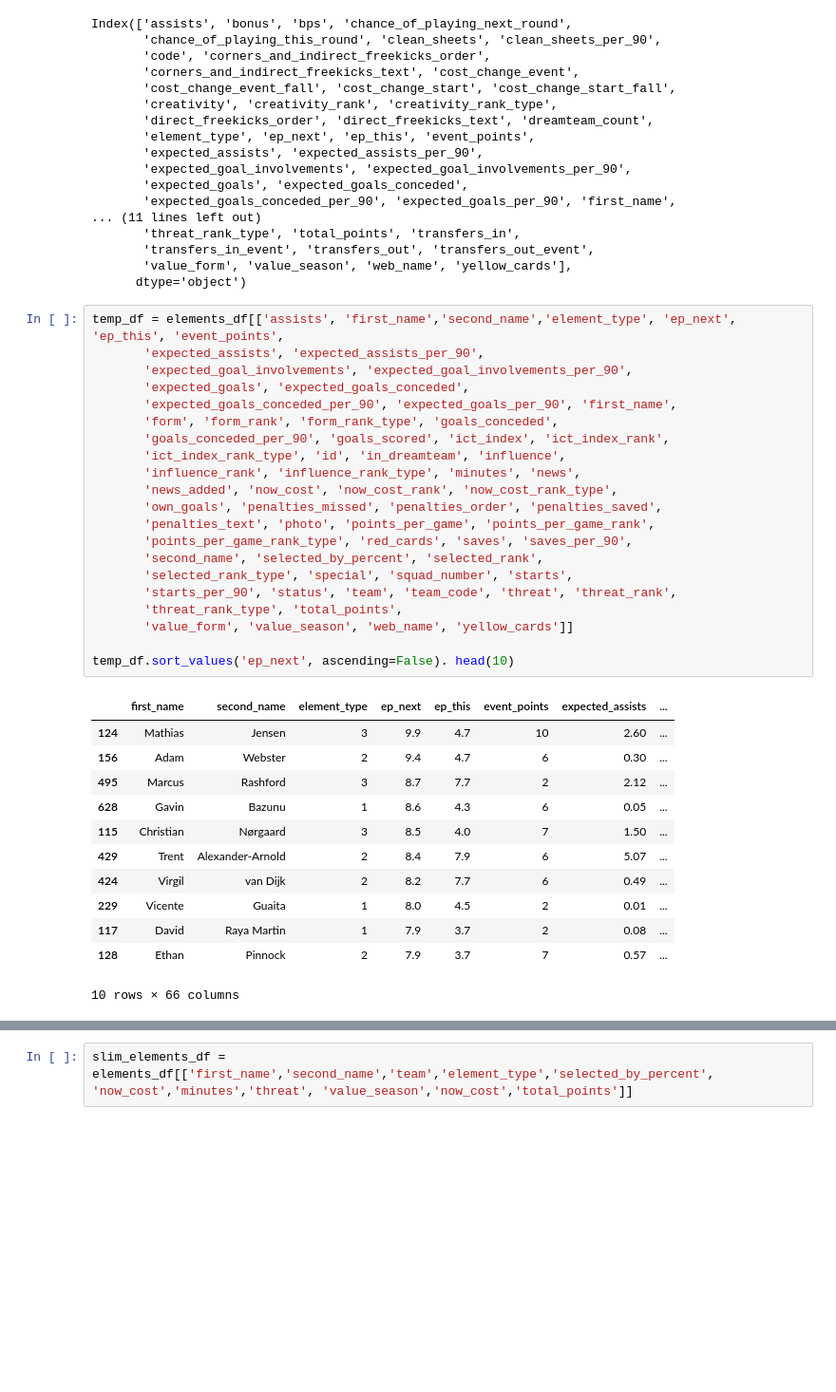
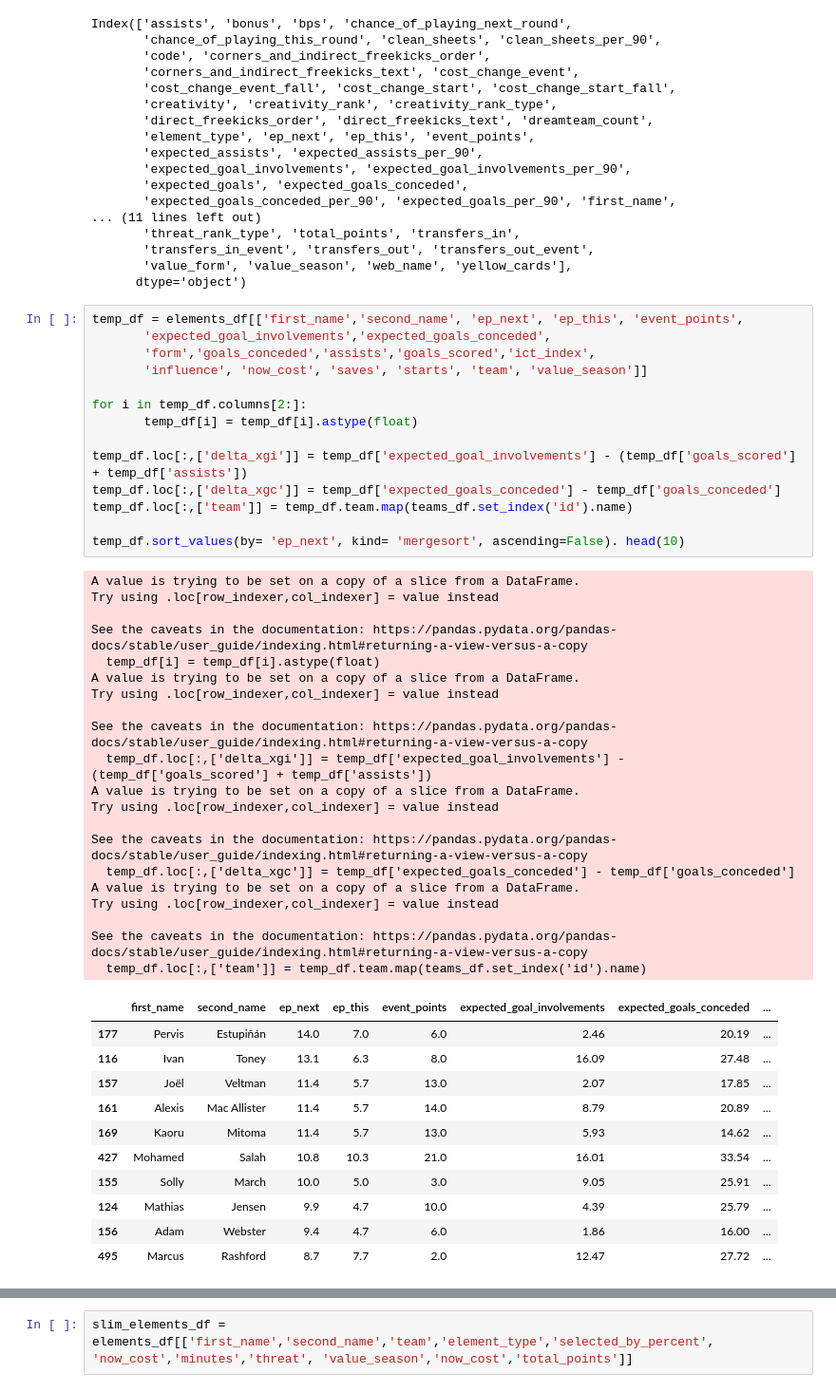
Before and after one commit to Ok3ks/Sports, a Jupyter notebook: fpl/Value_analysis/2022_2023_in_Season.ipynb, the cells around one changed output, grey strips where cells are left out. Shown at 95% size. Saved outputs shown, nothing was run; the diff lists cells and outputs as text; blank space fills up the shorter version.

```diff
--- a/fpl/Value_analysis/2022_2023_in_Season.ipynb
+++ b/fpl/Value_analysis/2022_2023_in_Season.ipynb
@@ -48,37 +46,49 @@ Index(['assists', 'bonus', 'bps', 'chance_of_playing_next_round',
        'transfers_in_event', 'transfers_out', 'transfers_out_event',
        'value_form', 'value_season', 'web_name', 'yellow_cards'],
       dtype='object')
-# %%
-temp_df = elements_df[['assists', 'first_name','second_name','element_type', 'ep_next', 'ep_this', 'event_points',
-       'expected_assists', 'expected_assists_per_90',
-       'expected_goal_involvements', 'expected_goal_involvements_per_90',
-       'expected_goals', 'expected_goals_conceded',
-       'expected_goals_conceded_per_90', 'expected_goals_per_90', 'first_name',
-       'form', 'form_rank', 'form_rank_type', 'goals_conceded',
-       'goals_conceded_per_90', 'goals_scored', 'ict_index', 'ict_index_rank',
-       'ict_index_rank_type', 'id', 'in_dreamteam', 'influence',
-       'influence_rank', 'influence_rank_type', 'minutes', 'news',
-       'news_added', 'now_cost', 'now_cost_rank', 'now_cost_rank_type',
-       'own_goals', 'penalties_missed', 'penalties_order', 'penalties_saved',
-       'penalties_text', 'photo', 'points_per_game', 'points_per_game_rank',
-       'points_per_game_rank_type', 'red_cards', 'saves', 'saves_per_90',
-       'second_name', 'selected_by_percent', 'selected_rank',
-       'selected_rank_type', 'special', 'squad_number', 'starts',
-       'starts_per_90', 'status', 'team', 'team_code', 'threat', 'threat_rank',
-       'threat_rank_type', 'total_points',
-       'value_form', 'value_season', 'web_name', 'yellow_cards']]
-
-temp_df.sort_values('ep_next', ascending=False). head(10)
-# %% [output]
-|  | first_name | second_name | element_type | ep_next | ep_this | event_points | expected_assists | ... |
-| 124 | Mathias | Jensen | 3 | 9.9 | 4.7 | 10 | 2.60 | ... |
-| 156 | Adam | Webster | 2 | 9.4 | 4.7 | 6 | 0.30 | ... |
-| 495 | Marcus | Rashford | 3 | 8.7 | 7.7 | 2 | 2.12 | ... |
-| 628 | Gavin | Bazunu | 1 | 8.6 | 4.3 | 6 | 0.05 | ... |
-| 115 | Christian | Nørgaard | 3 | 8.5 | 4.0 | 7 | 1.50 | ... |
-| 429 | Trent | Alexander-Arnold | 2 | 8.4 | 7.9 | 6 | 5.07 | ... |
-| 424 | Virgil | van Dijk | 2 | 8.2 | 7.7 | 6 | 0.49 | ... |
-| 229 | Vicente | Guaita | 1 | 8.0 | 4.5 | 2 | 0.01 | ... |
-| 117 | David | Raya Martin | 1 | 7.9 | 3.7 | 2 | 0.08 | ... |
-| 128 | Ethan | Pinnock | 2 | 7.9 | 3.7 | 7 | 0.57 | ... |
-10 rows × 66 columns
+# %%
+temp_df = elements_df[['first_name','second_name', 'ep_next', 'ep_this', 'event_points',
+       'expected_goal_involvements','expected_goals_conceded',
+       'form','goals_conceded','assists','goals_scored','ict_index',
+       'influence', 'now_cost', 'saves', 'starts', 'team', 'value_season']]
+
+for i in temp_df.columns[2:]:
+       temp_df[i] = temp_df[i].astype(float)
+
+temp_df.loc[:,['delta_xgi']] = temp_df['expected_goal_involvements'] - (temp_df['goals_scored'] + temp_df['assists'])
+temp_df.loc[:,['delta_xgc']] = temp_df['expected_goals_conceded'] - temp_df['goals_conceded']
+temp_df.loc[:,['team']] = temp_df.team.map(teams_df.set_index('id').name)
+
+temp_df.sort_values(by= 'ep_next', kind= 'mergesort', ascending=False). head(10)
+# %% [output]
+A value is trying to be set on a copy of a slice from a DataFrame.
+Try using .loc[row_indexer,col_indexer] = value instead
+
+See the caveats in the documentation: https://pandas.pydata.org/pandas-docs/stable/user_guide/indexing.html#returning-a-view-versus-a-copy
+  temp_df[i] = temp_df[i].astype(float)
+A value is trying to be set on a copy of a slice from a DataFrame.
+Try using .loc[row_indexer,col_indexer] = value instead
+
+See the caveats in the documentation: https://pandas.pydata.org/pandas-docs/stable/user_guide/indexing.html#returning-a-view-versus-a-copy
+  temp_df.loc[:,['delta_xgi']] = temp_df['expected_goal_involvements'] - (temp_df['goals_scored'] + temp_df['assists'])
+A value is trying to be set on a copy of a slice from a DataFrame.
+Try using .loc[row_indexer,col_indexer] = value instead
+
+See the caveats in the documentation: https://pandas.pydata.org/pandas-docs/stable/user_guide/indexing.html#returning-a-view-versus-a-copy
+  temp_df.loc[:,['delta_xgc']] = temp_df['expected_goals_conceded'] - temp_df['goals_conceded']
+A value is trying to be set on a copy of a slice from a DataFrame.
+Try using .loc[row_indexer,col_indexer] = value instead
+
+See the caveats in the documentation: https://pandas.pydata.org/pandas-docs/stable/user_guide/indexing.html#returning-a-view-versus-a-copy
+  temp_df.loc[:,['team']] = temp_df.team.map(teams_df.set_index('id').name)
+|  | first_name | second_name | ep_next | ep_this | event_points | expected_goal_involvements | expected_goals_conceded | ... |
+| 177 | Pervis | Estupiñán | 14.0 | 7.0 | 6.0 | 2.46 | 20.19 | ... |
+| 116 | Ivan | Toney | 13.1 | 6.3 | 8.0 | 16.09 | 27.48 | ... |
+| 157 | Joël | Veltman | 11.4 | 5.7 | 13.0 | 2.07 | 17.85 | ... |
+| 161 | Alexis | Mac Allister | 11.4 | 5.7 | 14.0 | 8.79 | 20.89 | ... |
+| 169 | Kaoru | Mitoma | 11.4 | 5.7 | 13.0 | 5.93 | 14.62 | ... |
+| 427 | Mohamed | Salah | 10.8 | 10.3 | 21.0 | 16.01 | 33.54 | ... |
+| 155 | Solly | March | 10.0 | 5.0 | 3.0 | 9.05 | 25.91 | ... |
+| 124 | Mathias | Jensen | 9.9 | 4.7 | 10.0 | 4.39 | 25.79 | ... |
+| 156 | Adam | Webster | 9.4 | 4.7 | 6.0 | 1.86 | 16.00 | ... |
+| 495 | Marcus | Rashford | 8.7 | 7.7 | 2.0 | 12.47 | 27.72 | ... |
```
Also changed, not shown: parts of 5 cells of this notebook, 4 other files.
